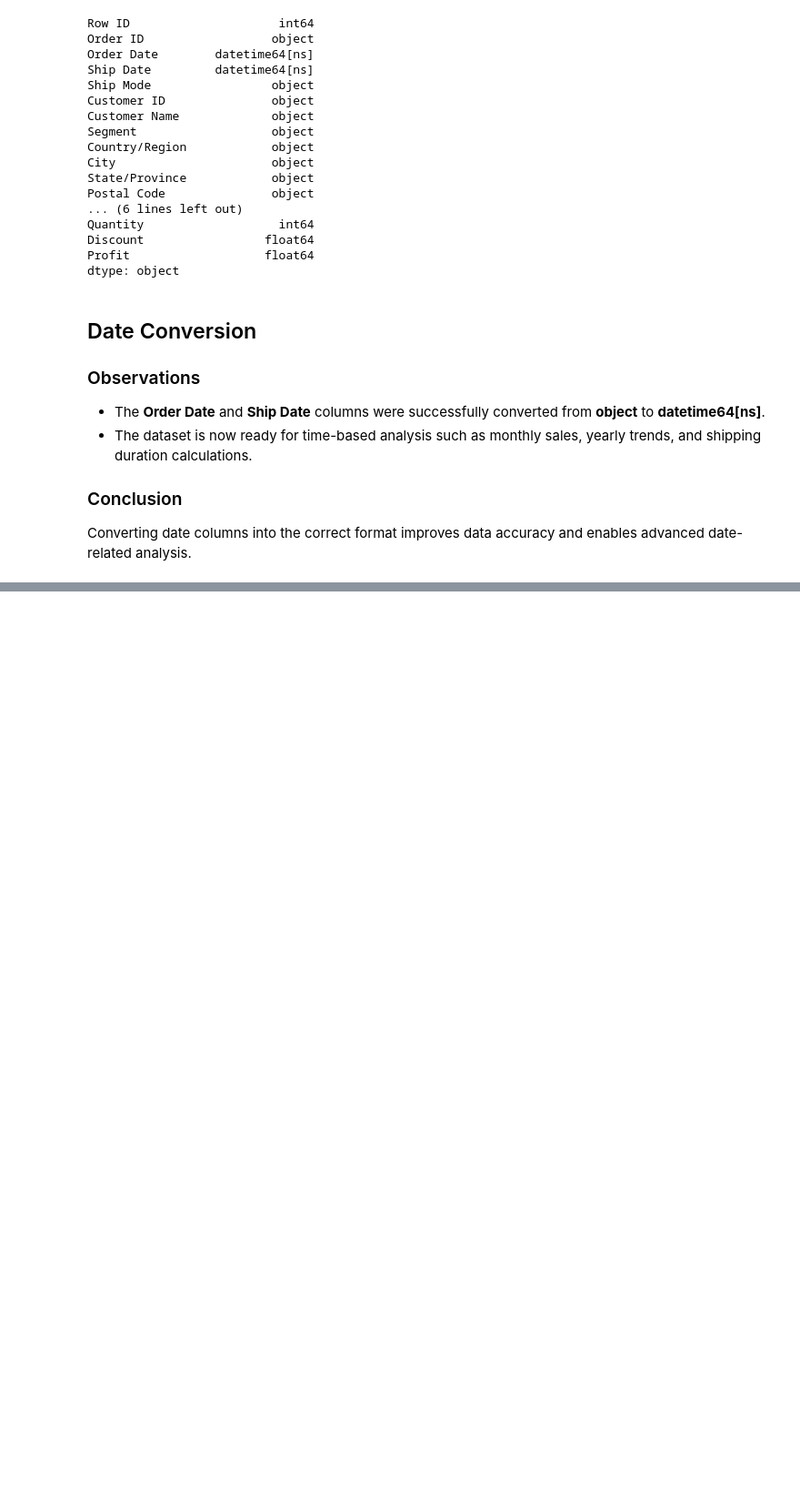
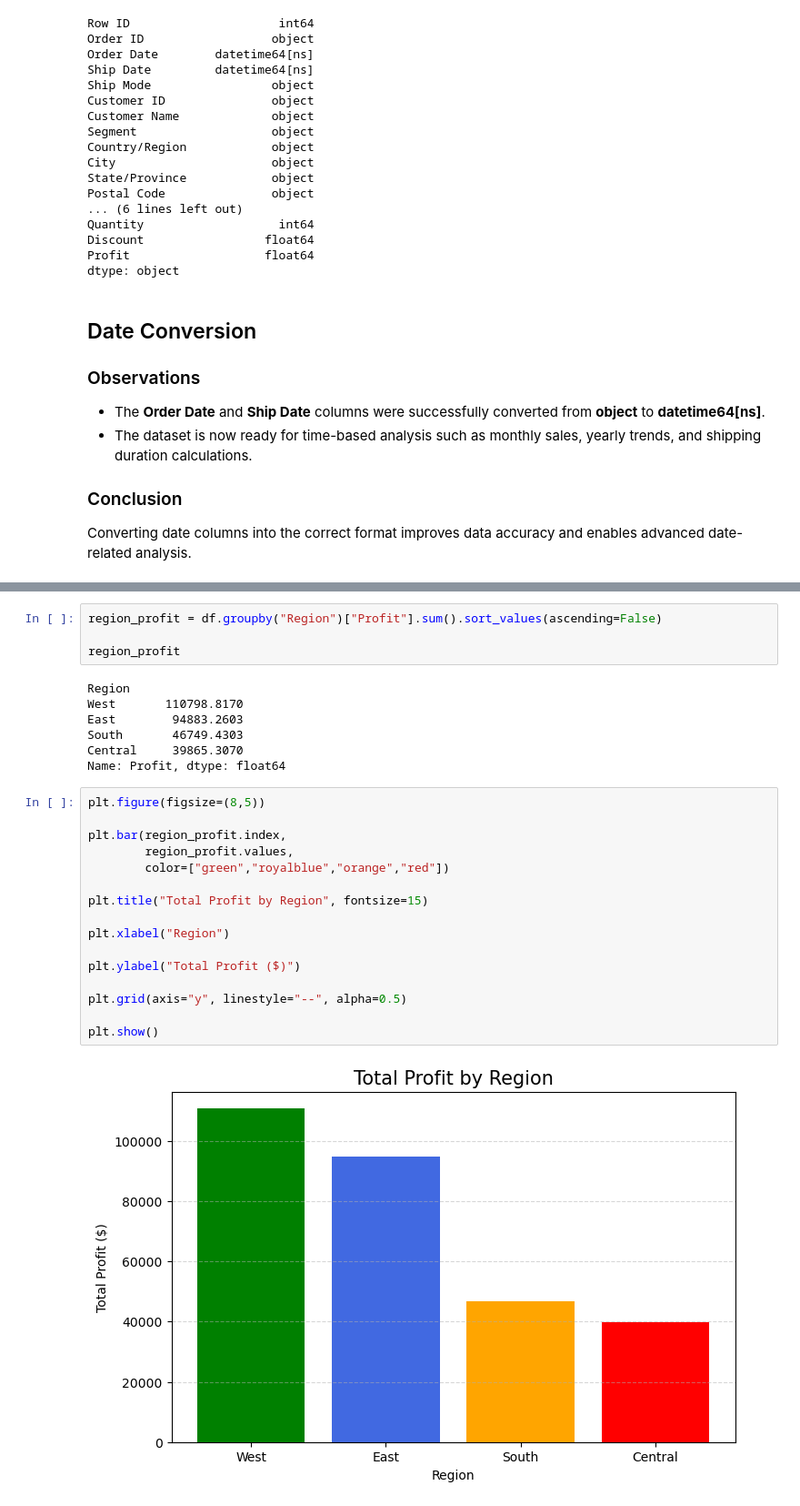
Before and after one commit to Sarthak-Paturkar/Superstore_Sales_Analysis, a Jupyter notebook: notebook/Superstore_EDA.ipynb, the cells around one changed output, grey strips where cells are left out. Shown at 91% size. Drawn from its saved outputs; the diff is of its cells as text; blank space fills up the shorter version.

```diff
--- a/notebook/Superstore_EDA.ipynb
+++ b/notebook/Superstore_EDA.ipynb
@@ -240,0 +523,29 @@ Converting date columns into the correct format improves data accuracy and enabl
+# %%
+region_profit = df.groupby("Region")["Profit"].sum().sort_values(ascending=False)
+
+region_profit
+# %% [output]
+Region
+West       110798.8170
+East        94883.2603
+South       46749.4303
+Central     39865.3070
+Name: Profit, dtype: float64
+# %%
+plt.figure(figsize=(8,5))
+
+plt.bar(region_profit.index,
+        region_profit.values,
+        color=["green","royalblue","orange","red"])
+
+plt.title("Total Profit by Region", fontsize=15)
+
+plt.xlabel("Region")
+
+plt.ylabel("Total Profit ($)")
+
+plt.grid(axis="y", linestyle="--", alpha=0.5)
+
+plt.show()
+# %% [output]
+[figure, added]
```
Also changed, not shown: parts of 44 cells of this notebook.
